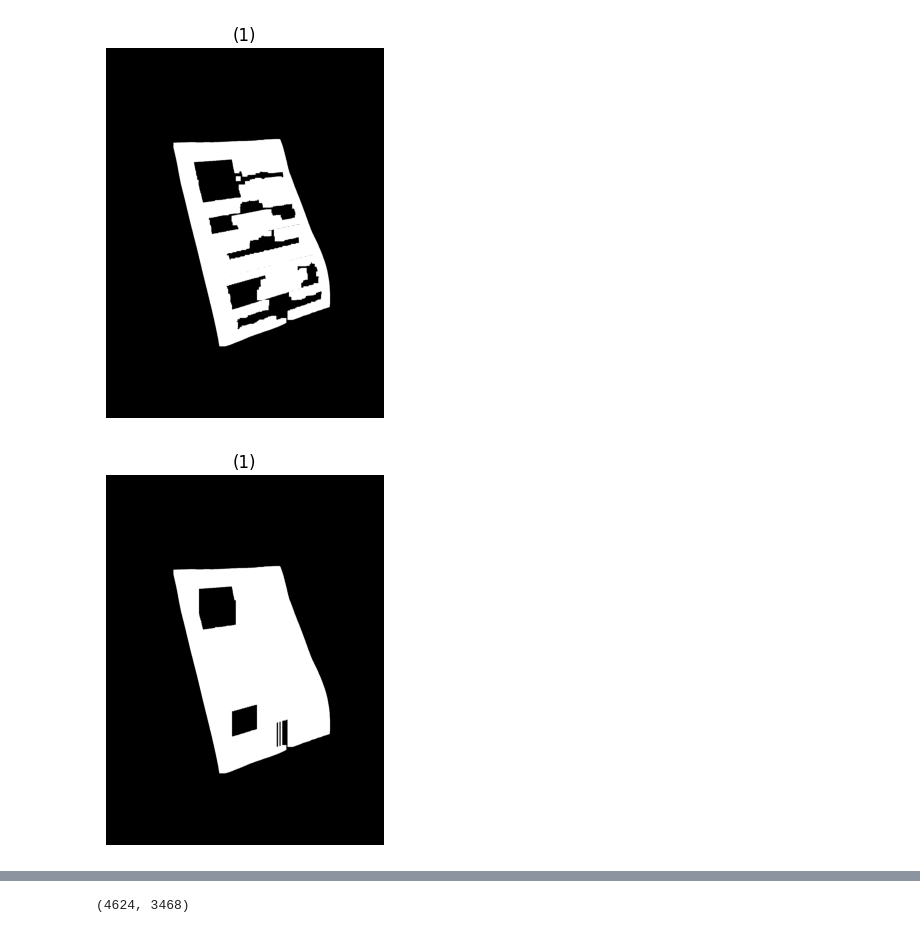
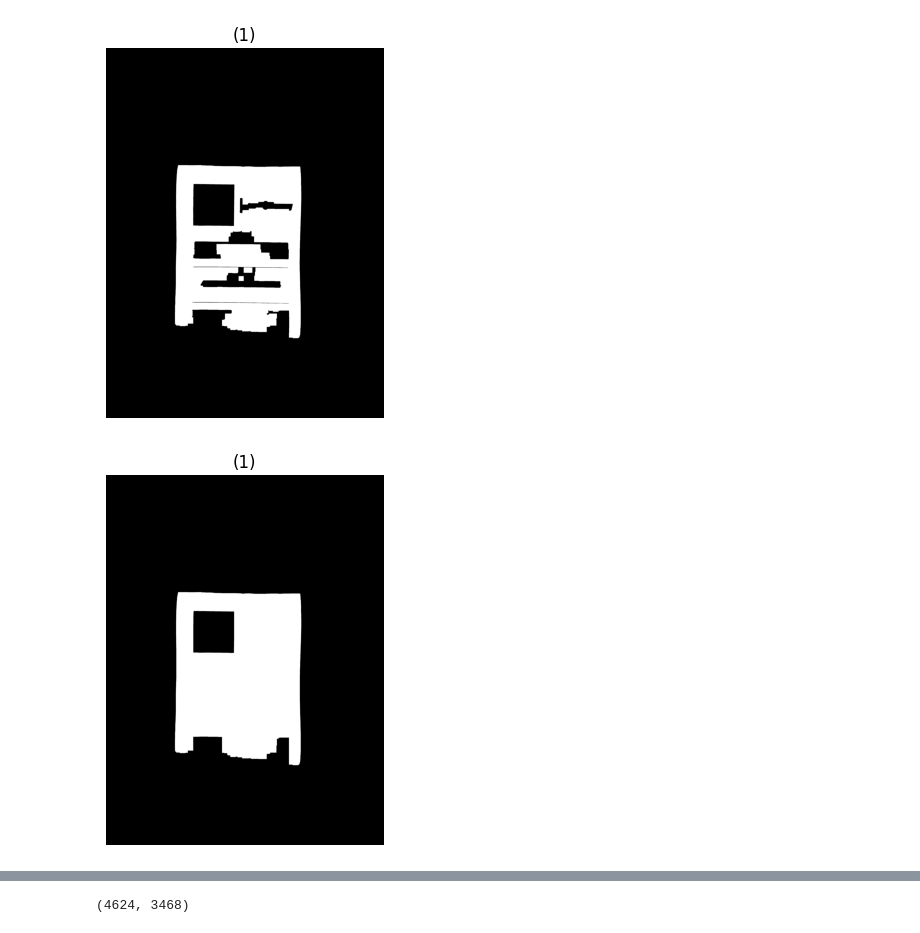
Before and after one commit to HebaBoudy/Receipt-Info-Extractor, a Jupyter notebook: basel code/Receipt-Info-Extractor-main/code/segmentation.ipynb, the cells around one changed output, grey strips where cells are left out. Cells and saved outputs as stored; diff of their text form; code cells hidden in the pictures.

```diff
--- a/basel code/Receipt-Info-Extractor-main/code/segmentation.ipynb
+++ b/basel code/Receipt-Info-Extractor-main/code/segmentation.ipynb
@@ -40,7 +40,7 @@ def kmeans(image_rgb,k,randomSeed = 42):
     return labels,centers
 # %%
 # Load the image
-image = cv2.imread('../imgs/22.jpg')
+image = cv2.imread('../imgs/10.jpg')
 k = 2
 image_rgb = cv2.cvtColor(image, cv2.COLOR_BGR2RGB)
 labels,centers = kmeans(image_rgb,k)
@@ -184,20 +184,20 @@ plt.show()
 # %%
 #tarek's comment
 se = np.ones([4,4])
 #opened = binary_closing(binarySeg,np.ones((2,1)), iterations=50) #problem 2
 #show_images([opened])
 #opened = binary_opening(opened,np.ones((4,4)), iterations=50) #problem 2
 #show_images([opened])
 #opened = binary_closing(opened,np.ones((3,3)), iterations=20) #problem 2
 #show_images([opened])
 opened = binary_opening(binarySeg,np.ones((4,4)), iterations=20) #problem 2
 show_images([opened])
 opened = binary_closing(opened,np.ones((2,1)), iterations=300) #problem 2
 show_images([opened])
 opened = binary_closing(opened,np.ones((5,5)), iterations=40) #problem 2
 show_images([opened])
-opened = binary_opening(binarySeg,np.ones((3,3)), iterations=15) #problem 2
+opened = binary_opening(binarySeg,np.ones((2,2)), iterations=15) #problem 2
 show_images([opened])
 # %% [output]
-[figure, old version]
+[figure, new version]
-[figure, old version]
+[figure, new version]
```
Also changed, not shown: parts of 29 cells of this notebook.
